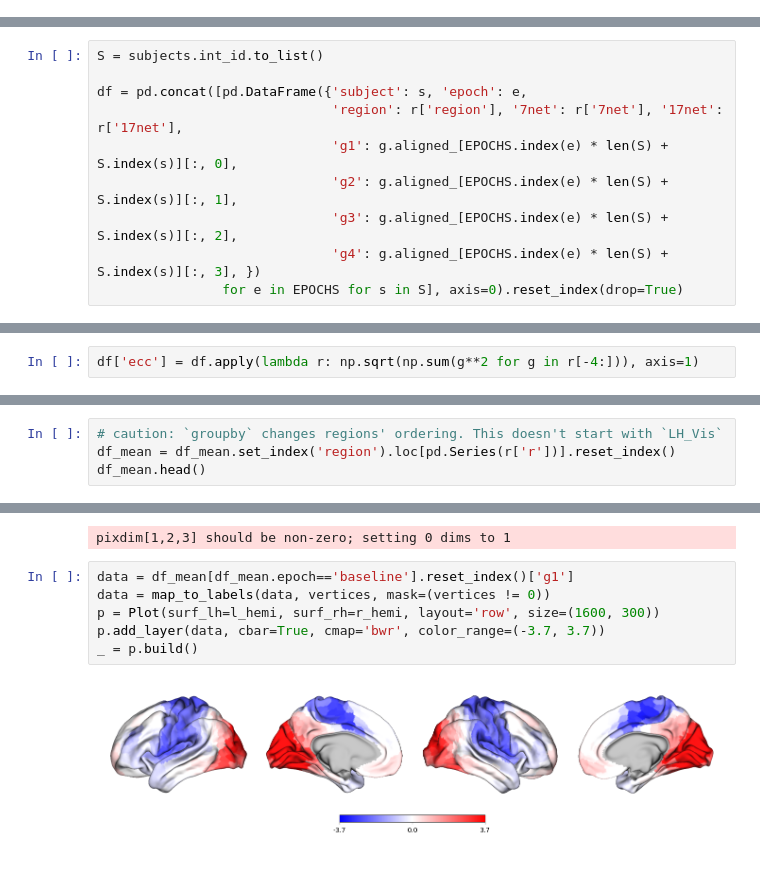
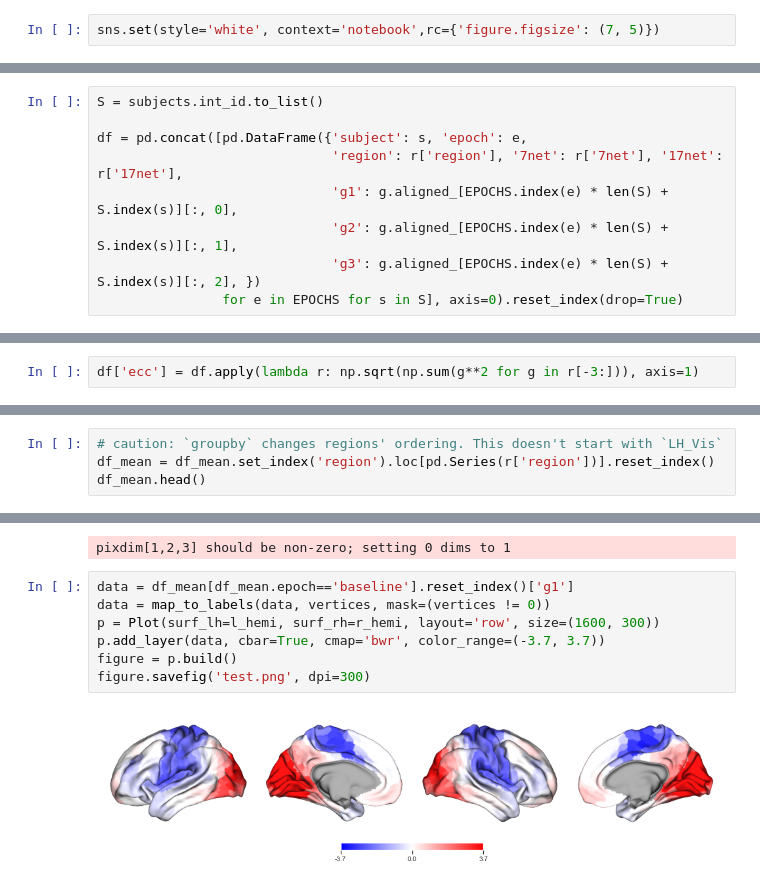
Before and after one commit to qniksefat/gradient-notebooks, a Jupyter notebook: large-manifold-nbs/2-gradients.ipynb, the cells around one changed output, grey strips where cells are left out. Drawn from its saved outputs; the diff is of its cells as text.

```diff
--- a/large-manifold-nbs/2-gradients.ipynb
+++ b/large-manifold-nbs/2-gradients.ipynb
@@ -0,0 +45,2 @@
+# %%
+sns.set(style='white', context='notebook',rc={'figure.figsize': (7, 5)})
@@ -65,8 +125,7 @@ df = pd.concat([pd.DataFrame({'subject': s, 'epoch': e,
                               'region': r['region'], '7net': r['7net'], '17net': r['17net'],
                               'g1': g.aligned_[EPOCHS.index(e) * len(S) + S.index(s)][:, 0],
                               'g2': g.aligned_[EPOCHS.index(e) * len(S) + S.index(s)][:, 1],
-                              'g3': g.aligned_[EPOCHS.index(e) * len(S) + S.index(s)][:, 2],
-                              'g4': g.aligned_[EPOCHS.index(e) * len(S) + S.index(s)][:, 3], })
+                              'g3': g.aligned_[EPOCHS.index(e) * len(S) + S.index(s)][:, 2], })
                 for e in EPOCHS for s in S], axis=0).reset_index(drop=True)
 # %%
 df
@@ -99,7 +166,7 @@ eccentricity
 the Euclidean distance from the manifold center.
 $Ecc = \sqrt{\sum_{\substack{i=1}}^4 G_i^2}$
 # %%
-df['ecc'] = df.apply(lambda r: np.sqrt(np.sum(g**2 for g in r[-4:])), axis=1)
+df['ecc'] = df.apply(lambda r: np.sqrt(np.sum(g**2 for g in r[-3:])), axis=1)
 # %%
 df
 # %% [output]
@@ -140,5 +207,5 @@ df_mean
 # %%
 # caution: `groupby` changes regions' ordering. This doesn't start with `LH_Vis`
-df_mean = df_mean.set_index('region').loc[pd.Series(r['r'])].reset_index()
+df_mean = df_mean.set_index('region').loc[pd.Series(r['region'])].reset_index()
 df_mean.head()
 # %% [output]
@@ -164,11 +243,12 @@ pixdim[1,2,3] should be non-zero; setting 0 dims to 1
 # %%
 data = df_mean[df_mean.epoch=='baseline'].reset_index()['g1']
 data = map_to_labels(data, vertices, mask=(vertices != 0))
 p = Plot(surf_lh=l_hemi, surf_rh=r_hemi, layout='row', size=(1600, 300))
 p.add_layer(data, cbar=True, cmap='bwr', color_range=(-3.7, 3.7))
-_ = p.build()
+figure = p.build()
+figure.savefig('test.png', dpi=300)
 # %% [output]
-[figure, old version]
+[figure, new version]
 # %%
 df_mean.loc[df_mean.epoch=='baseline', 'g1'].hist(bins=100)
 # %% [output]
```
Also changed, not shown: parts of 32 cells of this notebook.
